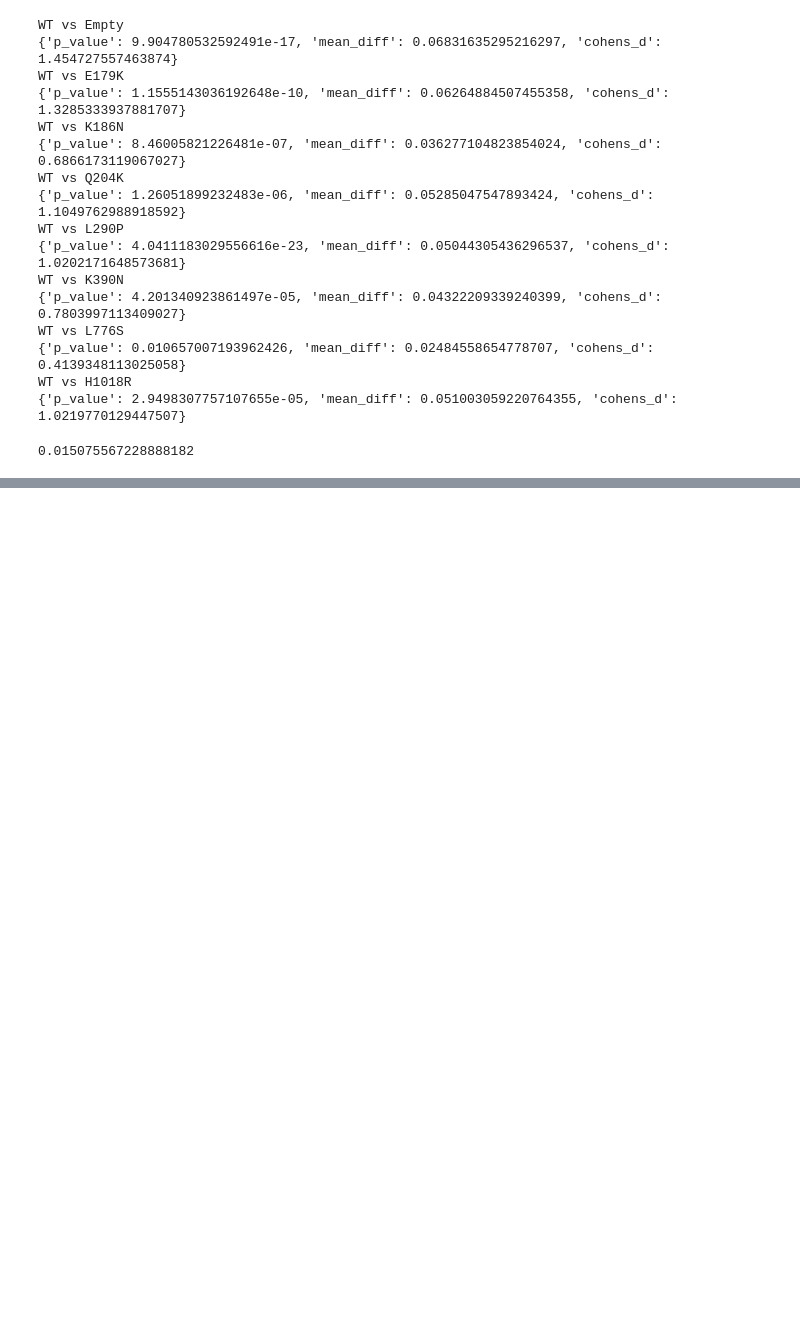
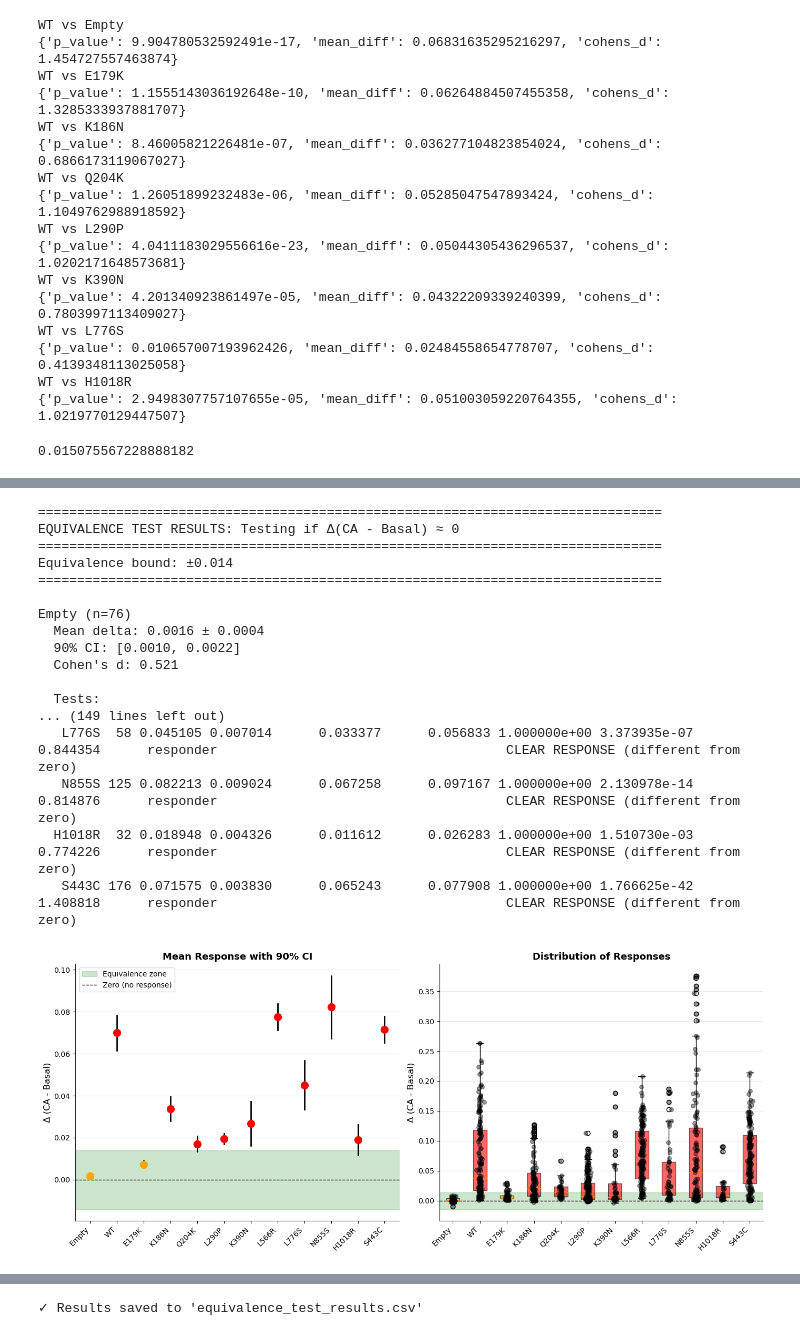
Before and after one commit to hallba/FURA2-Analysis, a Jupyter notebook: Delta analysis.ipynb, the cells around one changed output, grey strips where cells are left out. Saved outputs shown, nothing was run; the diff lists cells and outputs as text; code cells hidden in the pictures; blank space fills up the shorter version.

Commit message:
added equivalence testing

```diff
--- a/Delta analysis.ipynb
+++ b/Delta analysis.ipynb
@@ -215,0 +616,49 @@ WT vs H1018R
+# %%
+# real data
+
+# Initialize analyzer
+analyzer = EquivalenceAnalyzer(data, equivalence_bound=0.014) # bound determined from WT mean- 0.2*0.07
+
+# Run all tests
+analyzer.test_all()
+
+# Print results
+analyzer.print_results()
+
+# Get summary table
+summary = analyzer.summary_table()
+print("\nSUMMARY TABLE:")
+print(summary.to_string(index=False))
+
+# Plot all results
+fig = analyzer.plot_results()
+plt.savefig('equivalence_all_genotypes.png', dpi=300, bbox_inches='tight')
+
+# Plot individual genotype
+fig_e179k = analyzer.plot_individual_genotype('E179K')
+plt.savefig('equivalence_E179K.png', dpi=300, bbox_inches='tight')
+
+plt.show()
+
+# Export results to CSV
+summary.to_csv('equivalence_test_results.csv', index=False)
+print("\n✓ Results saved to 'equivalence_test_results.csv'")
+# %% [output]
+================================================================================
+EQUIVALENCE TEST RESULTS: Testing if Δ(CA - Basal) ≈ 0
+================================================================================
+Equivalence bound: ±0.014
+================================================================================
+
+Empty (n=76)
+  Mean delta: 0.0016 ± 0.0004
+  90% CI: [0.0010, 0.0022]
+  Cohen's d: 0.521
+
+  Tests:
+... (149 lines left out)
+   L776S  58 0.045105 0.007014      0.033377      0.056833 1.000000e+00 3.373935e-07   0.844354      responder                                     CLEAR RESPONSE (different from zero)
+   N855S 125 0.082213 0.009024      0.067258      0.097167 1.000000e+00 2.130978e-14   0.814876      responder                                     CLEAR RESPONSE (different from zero)
+  H1018R  32 0.018948 0.004326      0.011612      0.026283 1.000000e+00 1.510730e-03   0.774226      responder                                     CLEAR RESPONSE (different from zero)
+   S443C 176 0.071575 0.003830      0.065243      0.077908 1.000000e+00 1.766625e-42   1.408818      responder                                     CLEAR RESPONSE (different from zero)
+[figure, added]
@@ -215,0 +666 @@ WT vs H1018R
+✓ Results saved to 'equivalence_test_results.csv'
```
Also changed, not shown: parts of 5 cells of this notebook.
